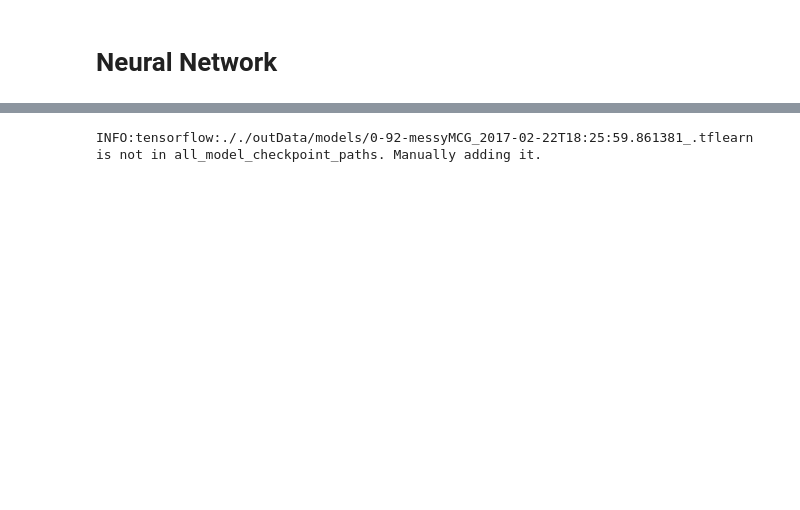
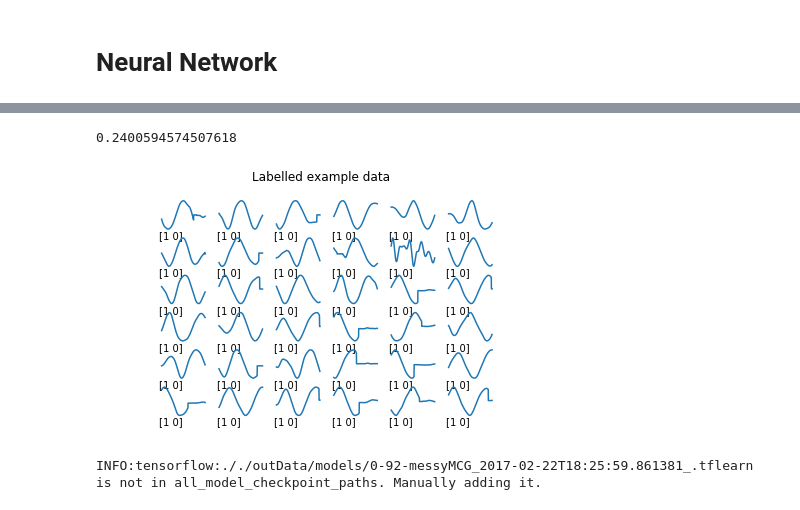
Before and after one commit to Smith42/neuralnet-mcg, a Jupyter notebook: prototypeFour.ipynb, the cells around one changed output, grey strips where cells are left out. Saved outputs shown, nothing was run; the diff lists cells and outputs as text; code cells hidden in the pictures; blank space fills up the shorter version.

```diff
--- a/prototypeFour.ipynb
+++ b/prototypeFour.ipynb
@@ -295,3 +346,11 @@ Avg: 1.0
+# %%
+(len(iUnseen))/(len(hUnseen)+len(iUnseen))
+# %% [output]
+0.2400594574507618
+# %%
+visualiseData(unseenHealth, unseenHL, 6, False)
+# %% [output]
+[figure, added]
 # %%
 # Save model?
 #now = datetime.datetime.now()
```
Also changed, not shown: parts of 9 cells of this notebook, 50 other files.
